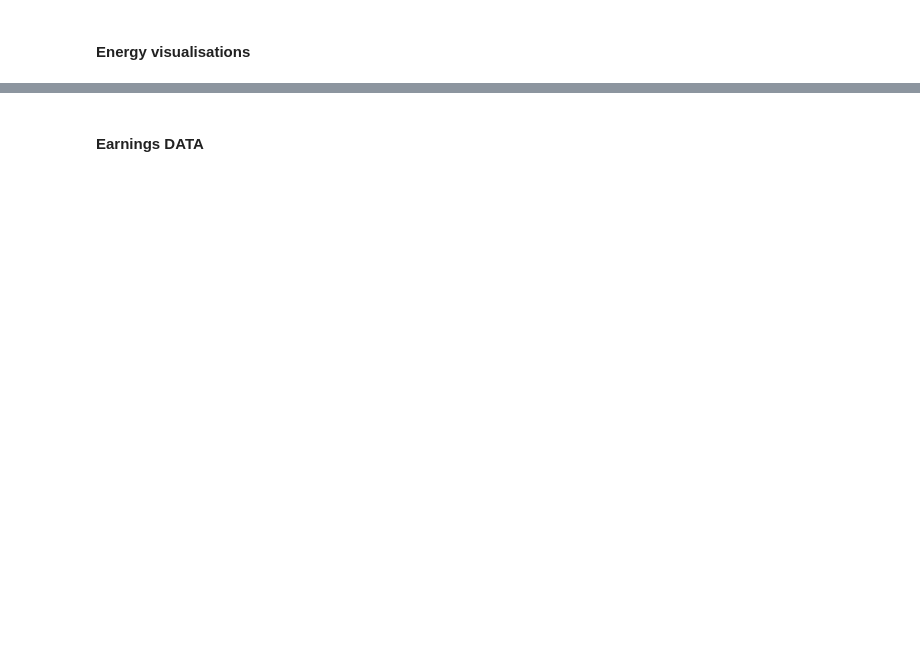
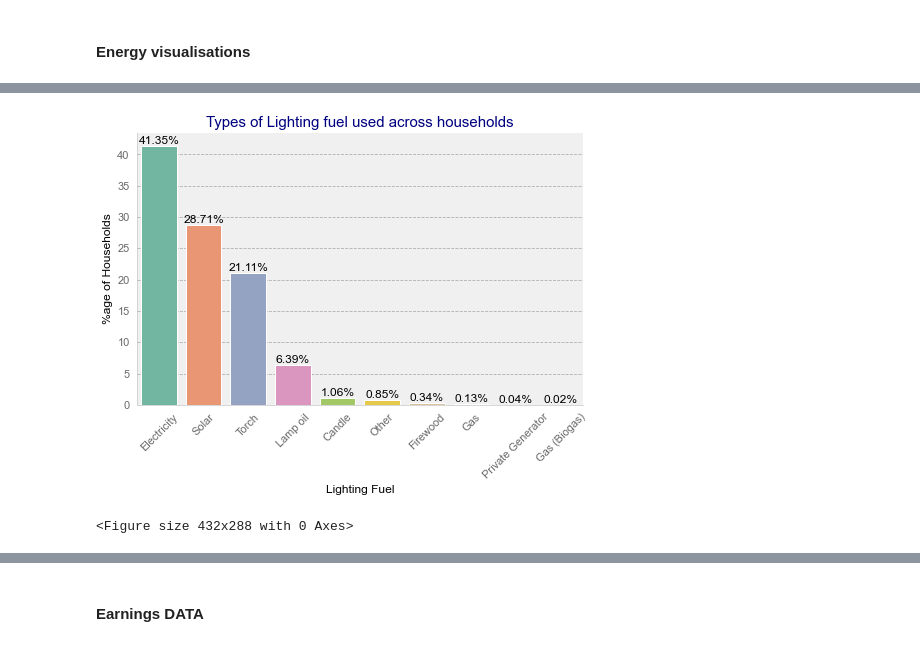
Before and after one commit to whitehackr/solar_tz, a Jupyter notebook: data_and_analysis/survey_review_.ipynb, the cells around one changed output, grey strips where cells are left out. Drawn from its saved outputs; the diff is of its cells as text; code cells hidden in the pictures; blank space fills up the shorter version.

```diff
--- a/data_and_analysis/survey_review_.ipynb
+++ b/data_and_analysis/survey_review_.ipynb
@@ -286,0 +387,10 @@ bar_plotter()
+# %%
+bar_plotter(df = i_hh_energy,
+            column_name = 'lighting_fuel',
+            plot_title = 'Types of Lighting fuel used across households',
+            xlab = 'Lighting Fuel',
+            ylab = '%age of Households',
+            'bplt_lighting_fuels')
+# %% [output]
+[figure, added]
+<Figure size 432x288 with 0 Axes>
```
Also changed, not shown: parts of 43 cells of this notebook.
